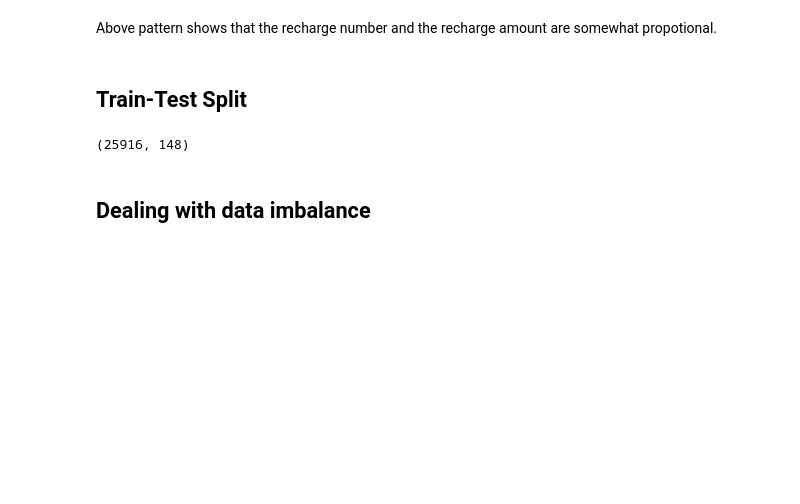
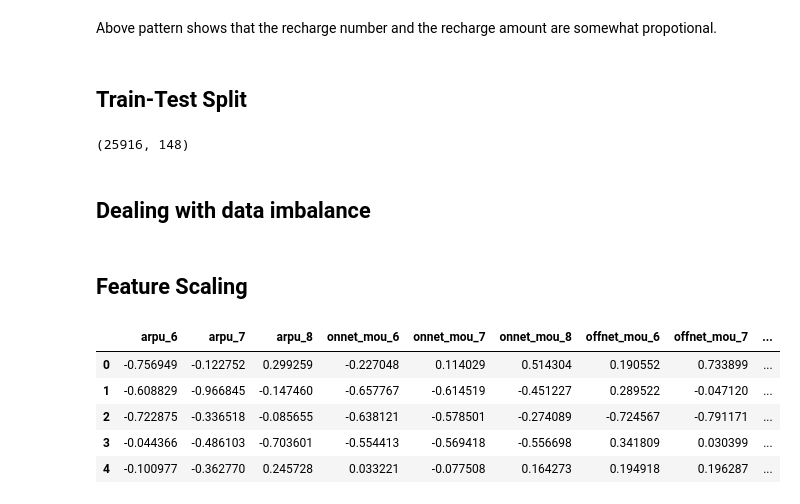
Before and after one commit to notvarunseth/telecom-churn, a Jupyter notebook: notebook.ipynb, the cells around one changed output. Drawn from its saved outputs; the diff is of its cells as text; code cells hidden in the pictures; blank space fills up the shorter version.

```diff
--- a/notebook.ipynb
+++ b/notebook.ipynb
@@ -569,3 +569,5 @@ from imblearn.over_sampling import SMOTE
 
 sm = SMOTE(random_state=10)
 X_train, y_train = sm.fit_resample(X_train, y_train)
+# %% [markdown]
+## Feature Scaling
@@ -571,0 +587,9 @@ X_train, y_train = sm.fit_resample(X_train, y_train)
+# %%
+X_train.head()
+# %% [output]
+|  | arpu_6 | arpu_7 | arpu_8 | onnet_mou_6 | onnet_mou_7 | onnet_mou_8 | offnet_mou_6 | offnet_mou_7 | ... |
+| 0 | -0.756949 | -0.122752 | 0.299259 | -0.227048 | 0.114029 | 0.514304 | 0.190552 | 0.733899 | ... |
+| 1 | -0.608829 | -0.966845 | -0.147460 | -0.657767 | -0.614519 | -0.451227 | 0.289522 | -0.047120 | ... |
+| 2 | -0.722875 | -0.336518 | -0.085655 | -0.638121 | -0.578501 | -0.274089 | -0.724567 | -0.791171 | ... |
+| 3 | -0.044366 | -0.486103 | -0.703601 | -0.554413 | -0.569418 | -0.556698 | 0.341809 | 0.030399 | ... |
+| 4 | -0.100977 | -0.362770 | 0.245728 | 0.033221 | -0.077508 | 0.164273 | 0.194918 | 0.196287 | ... |
```
Also changed, not shown: parts of 17 cells of this notebook.
